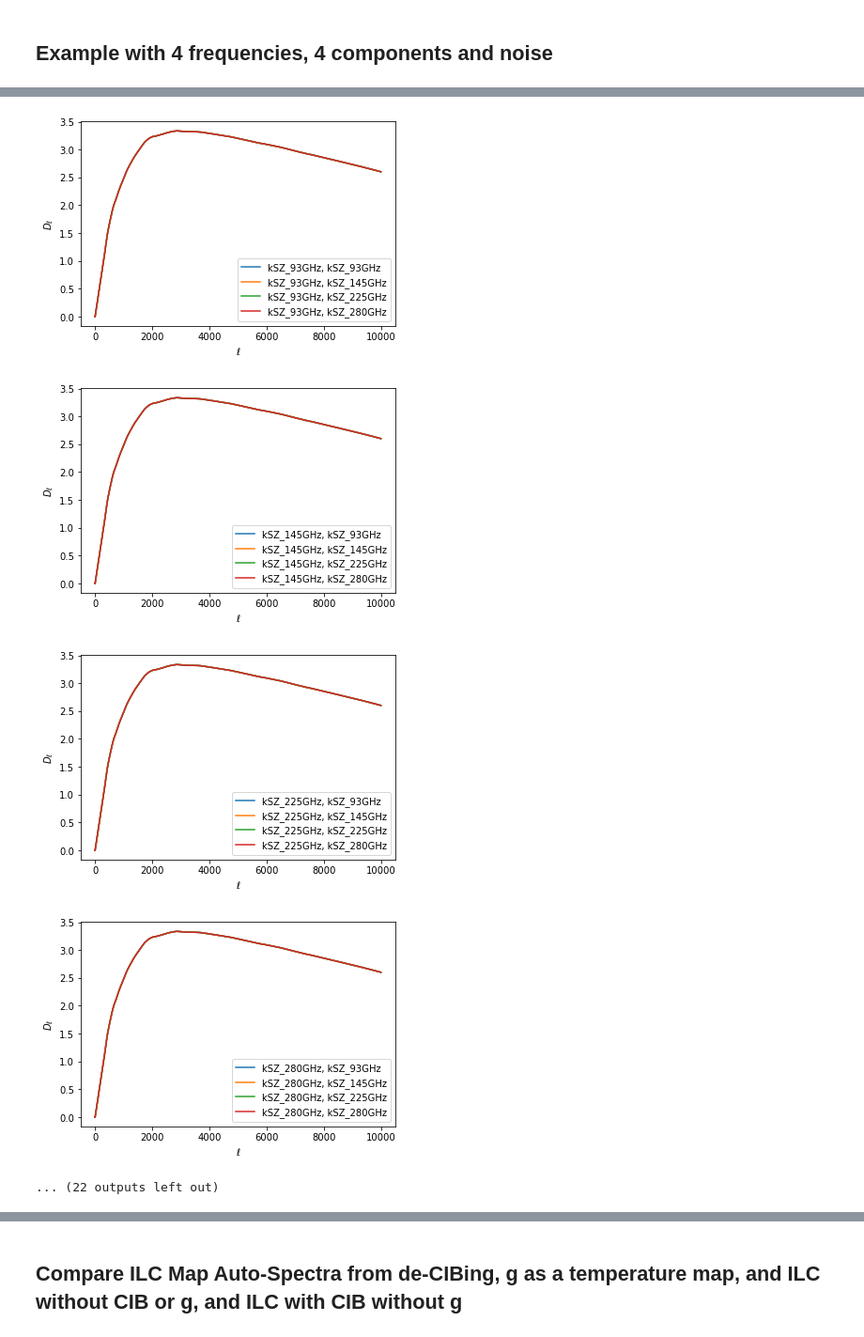
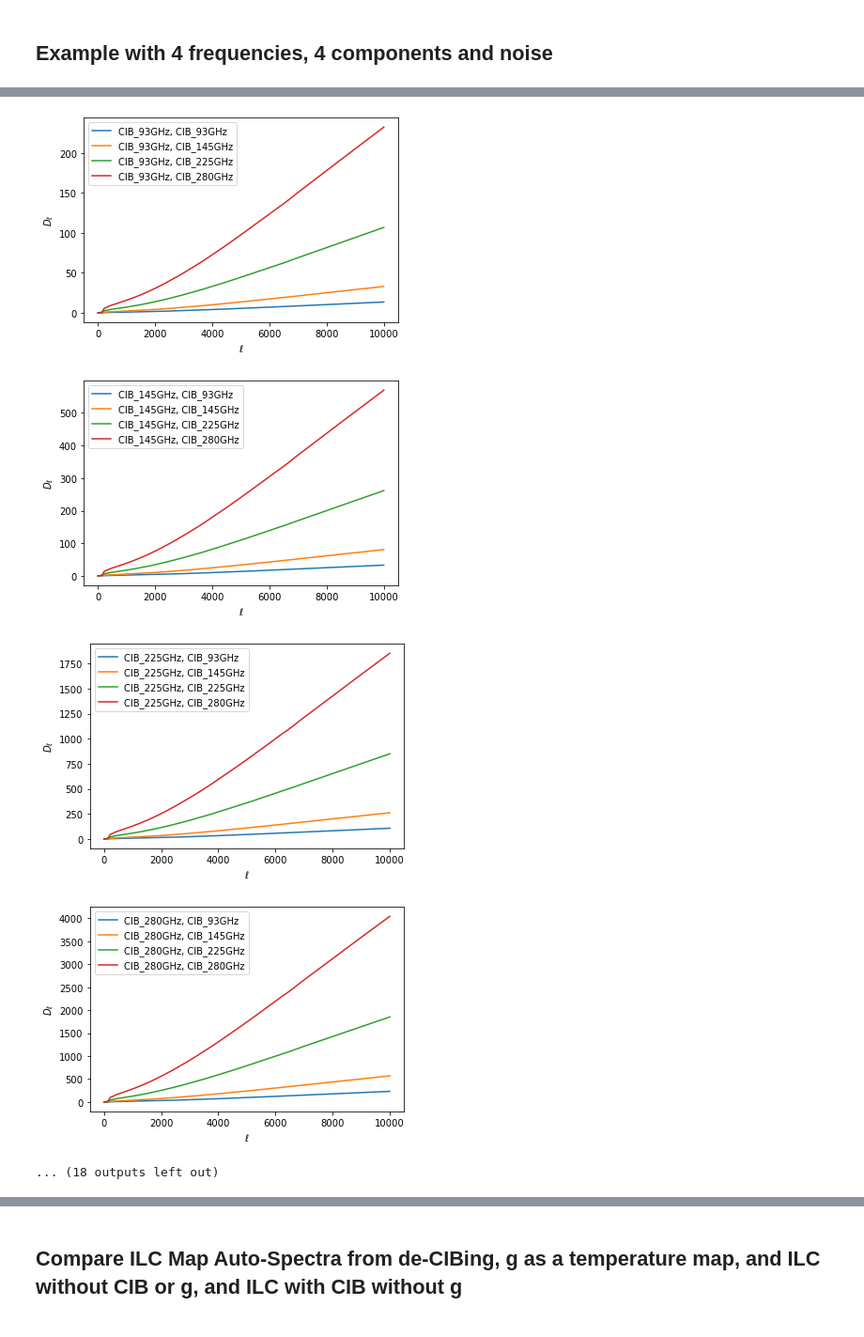
Before and after one commit to olakusiak/deCIBing, a Jupyter notebook: deCIB.ipynb, the cells around one changed output, grey strips where cells are left out. Shown at 94% size. Cells and saved outputs as stored; diff of their text form; code cells hidden in the pictures.

Commit message:
added g as freq maps method to deCIB.ipynb

```diff
--- a/deCIB.ipynb
+++ b/deCIB.ipynb
@@ -109,7 +109,9 @@ class spectra():
 
 
     def populate_all_spectra(self, plot=False):
-        #populate all_spectra with files, index as all_spectra[a][i][b][j]
+        '''
+        populate all_spectra with files, index as all_spectra[a][i][b][j]
+        '''
         for a, comp1 in enumerate(self.comps):
             for i, freq1 in enumerate(self.freqs):
                 plt.clf()
@@ -132,7 +134,10 @@ class spectra():
                         elif (comp1=='CMB' or comp2=='CMB') and not (comp1=='CMB' and comp2=='CMB'): #CMB cross anything is 0
                             continue
                         else:
-                            file = open(self.get_file_name(self.base_dir, freq1, freq2, comp1, comp2), 'r')
+                            try:
+                                file = open(self.get_file_name(self.base_dir, freq1, freq2, comp1, comp2), 'r')
+                            except FileNotFoundError:
+                                file = open(self.get_file_name(self.base_dir, freq1, freq2, comp2, comp1), 'r')
                             ells_here, spectrum = file.readlines()
                             ells_here = np.asarray(ells_here.split(' '), dtype=np.float32)
                             spectrum = np.asarray(spectrum.split(' '), dtype=np.float32)
@@ -150,7 +155,10 @@ class spectra():
         return self.all_spectra
 
     def populate_comp_cross_g_spectra(self, plot=False):
-        #populate comp_cross_g_spectra, index as comp_cross_g_spectra[a][i][b], where b indexes unWISE blue, green, red
+        '''
+        populate comp_cross_g_spectra
+        index as comp_cross_g_spectra[a][i][b], where b indexes unWISE blue, green, red
+        '''
         plt.clf()
         for a, comp in enumerate(self.comps):
             if comp=='kSZ' or comp=='noise' or comp=='CMB':
@@ -176,7 +184,10 @@ class spectra():
         return self.comp_cross_g_spectra
 
     def populate_gg_spectrum(self, plot=False):
-        #populate gg auto-spectrum, index as gg_spectrum[a][b][l] where a and b index unWISE blue, green, red
+        '''
+        populate gg auto- and cross-spectra
+        index as gg_spectrum[a][b][l] where a and b index unWISE blue, green, red
+        '''
         plt.clf()
         for a, color1 in enumerate(['blue', 'green', 'red']):
             for b, color2 in enumerate(['blue', 'green', 'red']):
@@ -189,8 +200,9 @@ class spectra():
                 if plot:
                     plt.plot(self.ells, gg, label='gg signal')
                     if a==b:
-                        plt.plot(self.ells, self.ells*(self.ells+1)*self.gg_shot_noise/(2*np.pi), label='gg shot noise')
-                        plt.plot(self.ells, gg+self.ells*(self.ells+1)*self.gg_shot_noise/(2*np.pi), label='total gg spectrum')
+                        gg_shot_noise = self.gg_shot_noise[a]
+                        plt.plot(self.ells, self.ells*(self.ells+1)*gg_shot_noise/(2*np.pi), label='gg shot noise')
+                        plt.plot(self.ells, gg+self.ells*(self.ells+1)*gg_shot_noise/(2*np.pi), label='total gg spectrum')
                     plt.title(f'gg {color1} x {color2} Spectrum')
                     plt.xlabel(r'$\ell$')
                     plt.ylabel(r'$D_{\ell}$ [$\mu K^2$]')
@@ -200,7 +212,7 @@ class spectra():
                 self.gg_spectrum[a][b] = gg/(self.ells*(self.ells+1))*(2*np.pi)
                 self.gg_spectrum[a][b][0] = 0
                 if a==b:
-                    self.gg_spectrum[a][b] += self.gg_shot_noise
+                    self.gg_spectrum[a][b] += gg_shot_noise
         return self.gg_spectrum
 
     def get_cls(self, plot=False):
@@ -209,7 +221,7 @@ class spectra():
         self.populate_gg_spectrum(plot=plot)
         self.Clij = np.einsum('aibjl->ijl', self.all_spectra) #index as Clij[i][j][l]
         self.Clig = np.einsum('aibl->ibl', self.comp_cross_g_spectra) #index as Clig[i][b][l]
-        self.Clgg = self.gg_spectrum
+        self.Clgg = self.gg_spectrum #index as Clgg[a][b][l]
         if plot:
             plt.clf()
             for i in range(len(freqs)):
@@ -450,11 +591,12 @@ class de_CIB():
 ellmax = 10000
 ells = np.arange(ellmax+1)
 base_dir = 'websky_11-18'
+# base_dir = 'websky_best-fit_HOD_11-23'
 freqs = [27, 39, 93, 145, 225, 280]
 freqs = [93, 145, 225, 280]
 comps = ['CMB', 'tSZ', 'kSZ', 'CIB', 'noise']
-# comps = ['tSZ', 'kSZ', 'CIB', 'noise']
-gg_shot_noise = 1.81e-7 #orig
+comps = ['CMB', 'kSZ', 'CIB', 'noise']
+gg_shot_noise = [1.74e-7, 2.44e-7, 3.47e-7] #blue, green, red
 
 #uncomment below and add noise parameter for 1 uK arcmin noise
 noise_cl = np.zeros((len(freqs), ellmax+1))
@@ -483,8 +625,8 @@ spectra1.get_cls(plot=True)
-[figure, old version]
+[figure, new version]
-[figure, old version]
+[figure, new version]
-[figure, old version]
+[figure, new version]
-[figure, old version]
+[figure, new version]
-... (22 outputs left out)
+... (18 outputs left out)
 # %%
 deltal = 10
 m1 = de_CIB(spectra1, deltal)
```
Also changed, not shown: parts of 19 cells of this notebook, 1 other file.
